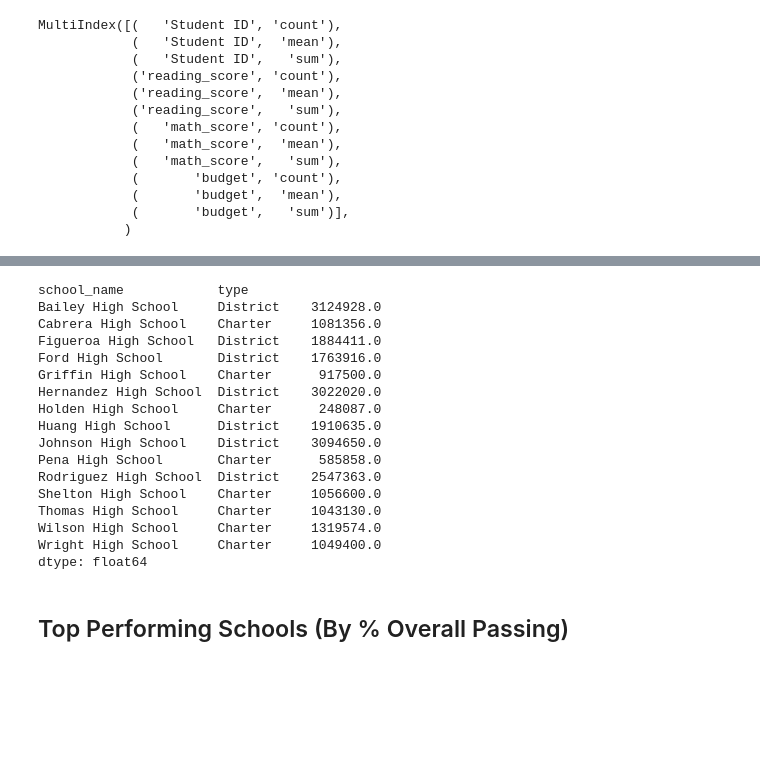
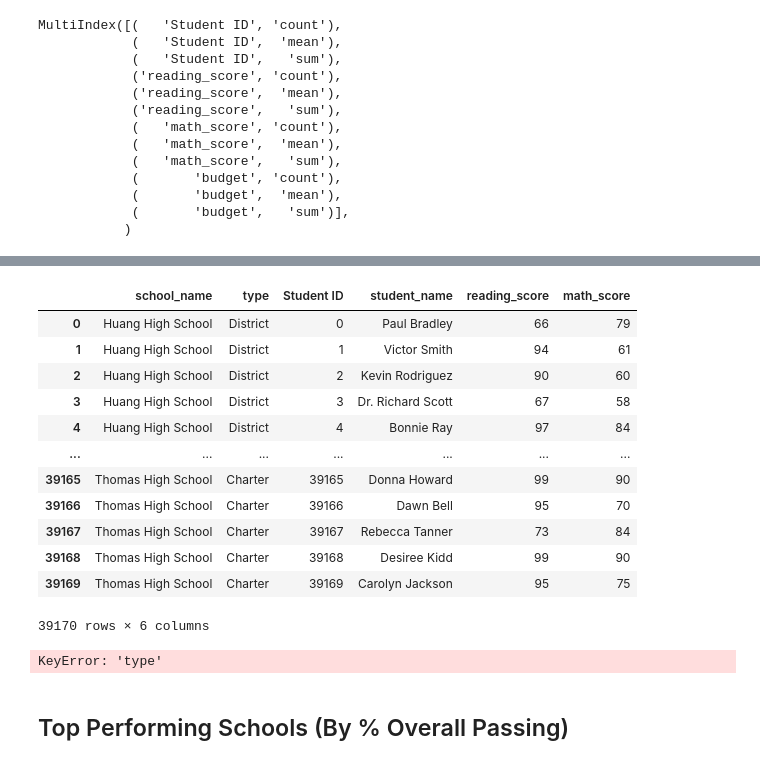
Before and after one commit to yingzi2022/pandas-challenge18531383, a Jupyter notebook: Instructions/PyCitySchools/PyCitySchools_Homework-Ying.ipynb, the cells around one changed output, grey strips where cells are left out. Drawn from its saved outputs; the diff is of its cells as text; code cells hidden in the pictures; blank space fills up the shorter version.

```diff
--- a/Instructions/PyCitySchools/PyCitySchools_Homework-Ying.ipynb
+++ b/Instructions/PyCitySchools/PyCitySchools_Homework-Ying.ipynb
@@ -234,3 +260,29 @@ column3 = [(   'Student ID', 'count'):('','Total Student'),
+# %%
+# Extract school dataset to generate passing rate calcuation
+columns_2 = ['school_name','type','Student ID', 'student_name',
+       'reading_score', 'math_score']
+df_2 = df_1.loc[:,columns_2]
+df_2
+# %% [output]
+|  | school_name | type | Student ID | student_name | reading_score | math_score |
+| 0 | Huang High School | District | 0 | Paul Bradley | 66 | 79 |
+| 1 | Huang High School | District | 1 | Victor Smith | 94 | 61 |
+| 2 | Huang High School | District | 2 | Kevin Rodriguez | 90 | 60 |
+| 3 | Huang High School | District | 3 | Dr. Richard Scott | 67 | 58 |
+| 4 | Huang High School | District | 4 | Bonnie Ray | 97 | 84 |
+| ... | ... | ... | ... | ... | ... | ... |
+| 39165 | Thomas High School | Charter | 39165 | Donna Howard | 99 | 90 |
+| 39166 | Thomas High School | Charter | 39166 | Dawn Bell | 95 | 70 |
+| 39167 | Thomas High School | Charter | 39167 | Rebecca Tanner | 73 | 84 |
+| 39168 | Thomas High School | Charter | 39168 | Desiree Kidd | 99 | 90 |
+| 39169 | Thomas High School | Charter | 39169 | Carolyn Jackson | 95 | 75 |
+39170 rows × 6 columns
+# %%
+student_data = pd.DataFrame(student_data)
+df2_math70 = student_data[student_data['math_score'] >= 70]
+df2_math70_percentage = round((df2_math70.groupby(['school_name','type'])['Student ID'].count()/student_data.groupby(['school_name','type'])['Student ID'].count())*100,2)
+# %% [output]
+KeyError: 'type'
 # %%
 # method 1 - statistics of students by school, type and average score in math and reading
 #school_data_complete.groupby(['school_name','type']).describe()
@@ -242,24 +294,3 @@ column3 = [(   'Student ID', 'count'):('','Total Student'),
 #student = student.loc(:,[('','school_name'),('','type'),('Student ID','count')])
 #math_reading = df_1.groupby(['school_name','type'])['reading_score','math_score'].agg(['mean'])
 #budget = df_1.groupby(['school_name','type'])['Student ID'].sum()
-# %%
-budget_per_student = student[(       'budget',  'sum')]/student[(   'Student ID', 'count')]
-budget_per_student
-# %% [output]
-school_name            type
-Bailey High School     District    3124928.0
-Cabrera High School    Charter     1081356.0
-Figueroa High School   District    1884411.0
-Ford High School       District    1763916.0
-Griffin High School    Charter      917500.0
-Hernandez High School  District    3022020.0
-Holden High School     Charter      248087.0
-Huang High School      District    1910635.0
-Johnson High School    District    3094650.0
-Pena High School       Charter      585858.0
-Rodriguez High School  District    2547363.0
-Shelton High School    Charter     1056600.0
-Thomas High School     Charter     1043130.0
-Wilson High School     Charter     1319574.0
-Wright High School     Charter     1049400.0
-dtype: float64
```
Also changed, not shown: parts of 7 cells of this notebook.
